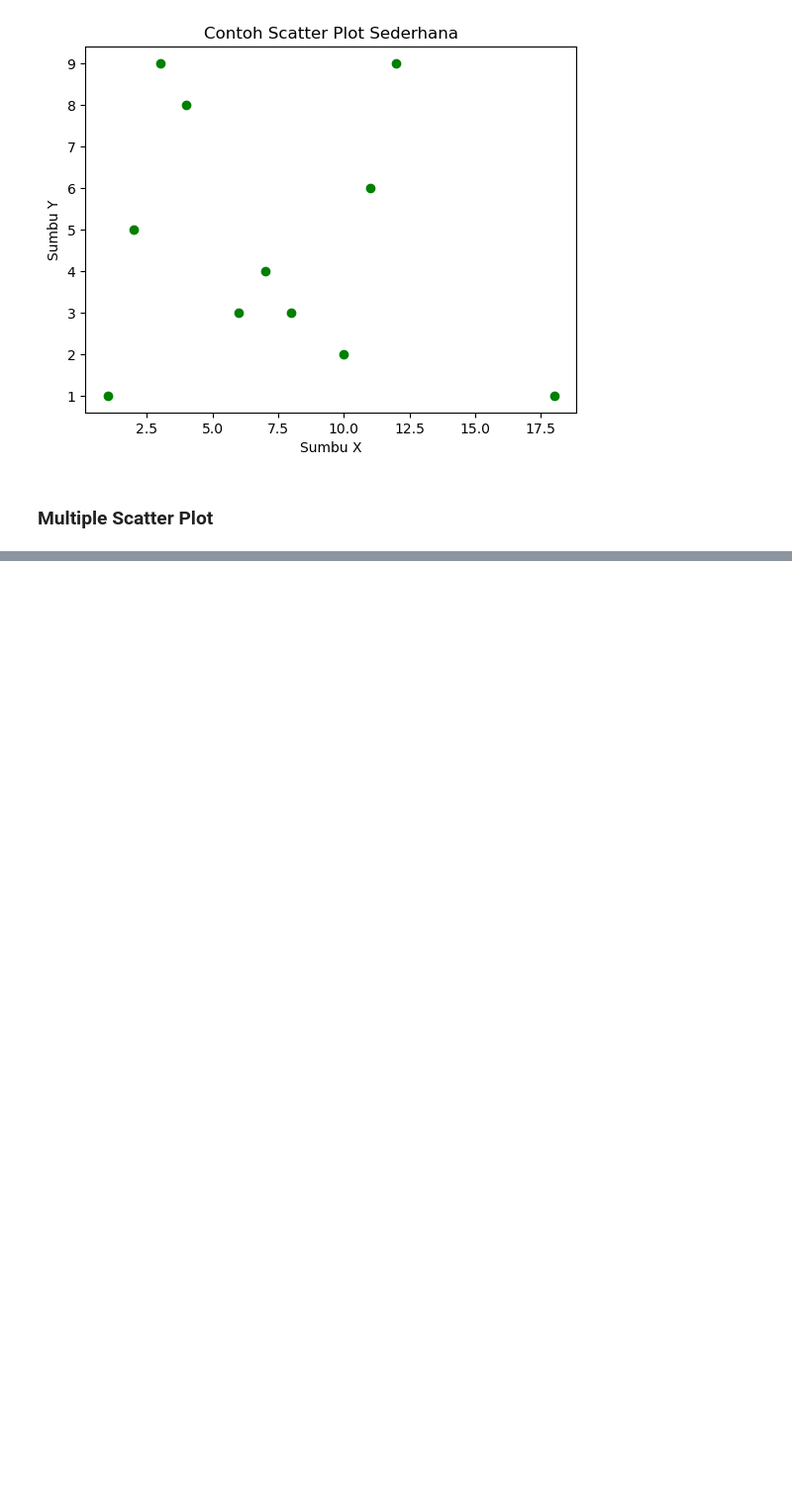
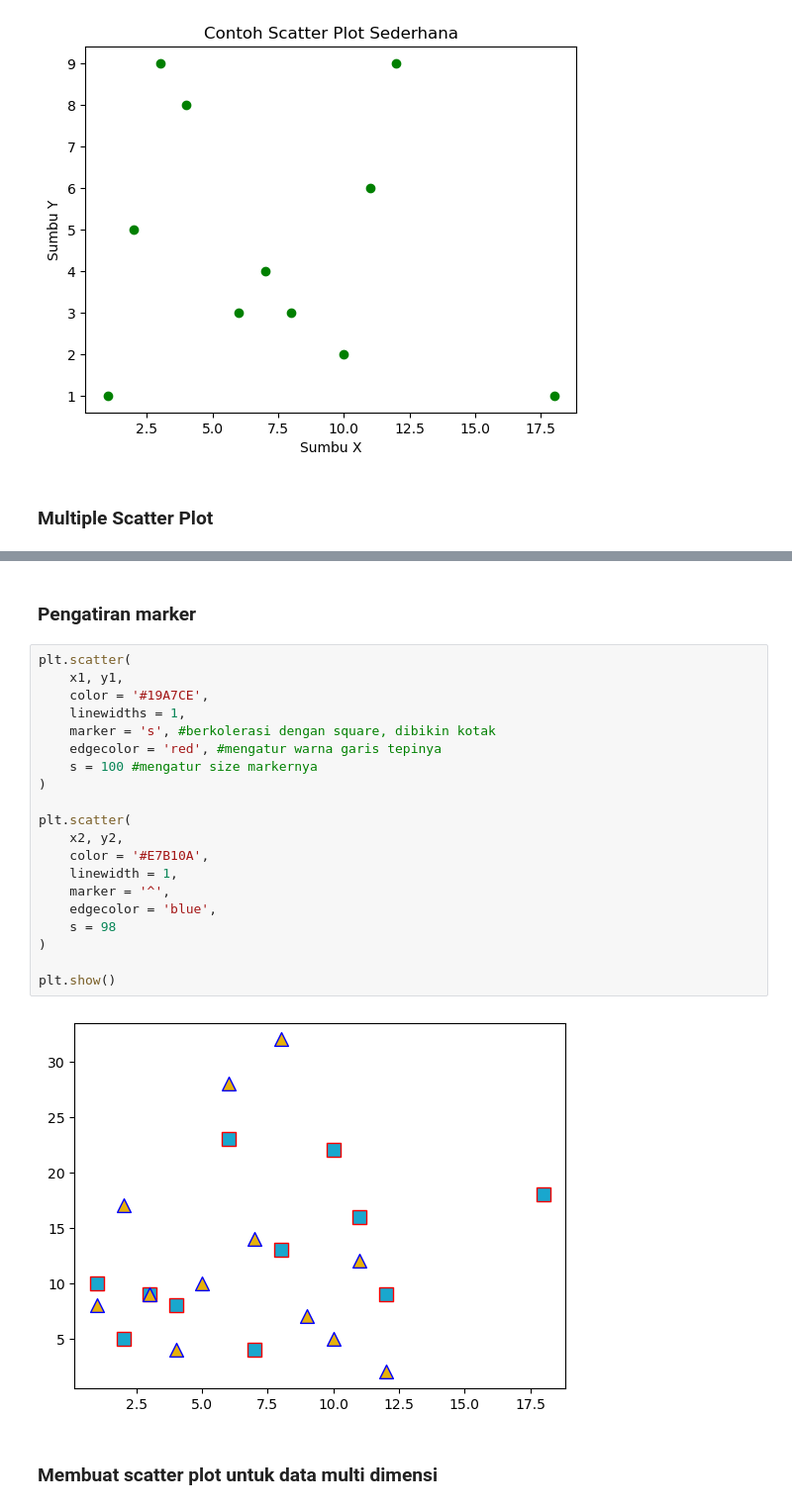
Before and after one commit to Edy-Mochamad/Learn-visualization-data, a Jupyter notebook: pengenalan-Matplotlib.ipynb, the cells around one changed output, grey strips where cells are left out. Shown: that part at 99% size. Cells and saved outputs as stored; diff of their text form; blank space fills up the shorter version.

Commit message:
cara pengaturan tampilan marker

```diff
--- a/pengenalan-Matplotlib.ipynb
+++ b/pengenalan-Matplotlib.ipynb
@@ -777,0 +778,26 @@ plt.show()
+# %% [markdown]
+### **Pengatiran marker**
+# %%
+plt.scatter(
+    x1, y1,
+    color = '#19A7CE',
+    linewidths = 1,
+    marker = 's', #berkolerasi dengan square, dibikin kotak
+    edgecolor = 'red', #mengatur warna garis tepinya
+    s = 100 #mengatur size markernya
+)
+
+plt.scatter(
+    x2, y2,
+    color = '#E7B10A',
+    linewidth = 1,
+    marker = '^',
+    edgecolor = 'blue',
+    s = 98
+)
+
+plt.show()
+# %% [output]
+[figure, added]
+# %% [markdown]
+### **Membuat scatter plot untuk data multi dimensi**
```
Also changed, not shown: parts of 2 cells of this notebook.
